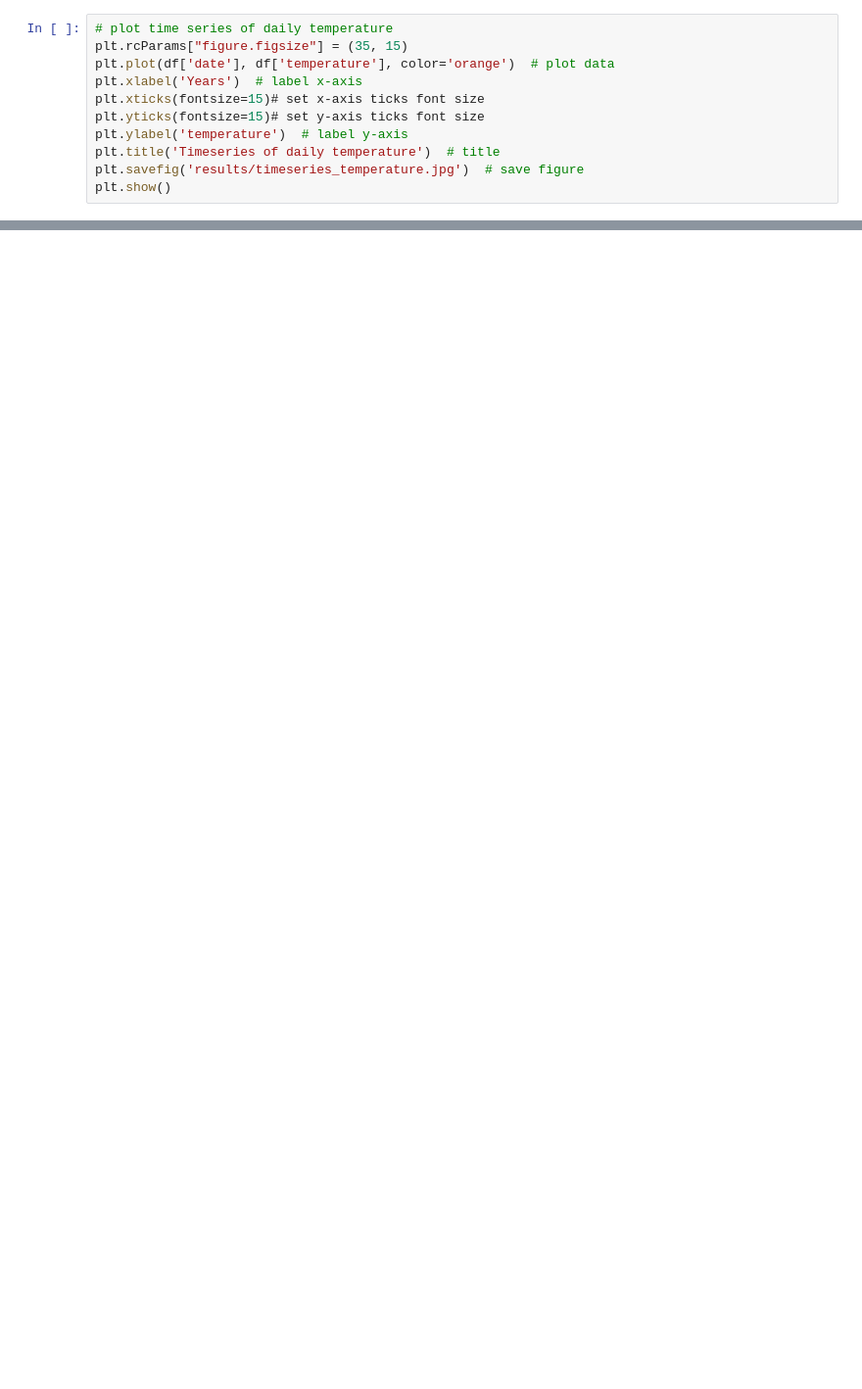
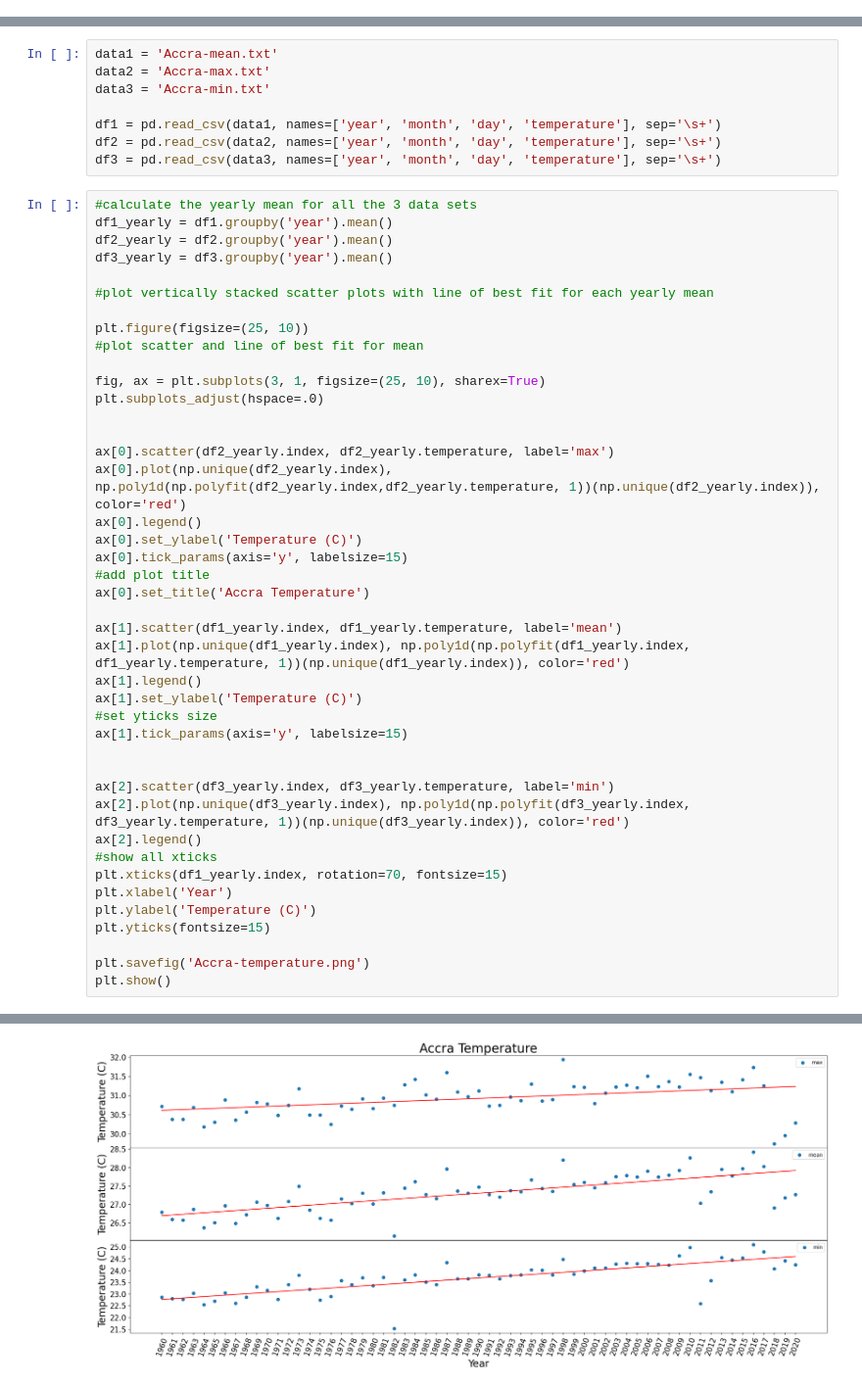
Before and after one commit to buabaj/air-temperature-analysis, a Jupyter notebook: temp-analysis.ipynb, the cells around one changed output, grey strips where cells are left out. Shown: that part at 98% size. Cells and saved outputs as stored; diff of their text form; blank space fills up the shorter version.

```diff
--- a/temp-analysis.ipynb
+++ b/temp-analysis.ipynb
@@ -15,11 +8,0 @@ df["week"] = df["date"].dt.isocalendar().week
-# %%
-# plot time series of daily temperature
-plt.rcParams["figure.figsize"] = (35, 15)
-plt.plot(df['date'], df['temperature'], color='orange')  # plot data
-plt.xlabel('Years')  # label x-axis
-plt.xticks(fontsize=15)# set x-axis ticks font size
-plt.yticks(fontsize=15)# set y-axis ticks font size
-plt.ylabel('temperature')  # label y-axis
-plt.title('Timeseries of daily temperature')  # title
-plt.savefig('results/timeseries_temperature.jpg')  # save figure
-plt.show()
@@ -126,0 +9,51 @@ plt.show()
+# %%
+data1 = 'Accra-mean.txt'
+data2 = 'Accra-max.txt'
+data3 = 'Accra-min.txt'
+
+df1 = pd.read_csv(data1, names=['year', 'month', 'day', 'temperature'], sep='\s+')
+df2 = pd.read_csv(data2, names=['year', 'month', 'day', 'temperature'], sep='\s+')
+df3 = pd.read_csv(data3, names=['year', 'month', 'day', 'temperature'], sep='\s+')
+# %%
+#calculate the yearly mean for all the 3 data sets
+df1_yearly = df1.groupby('year').mean()
+df2_yearly = df2.groupby('year').mean()
+df3_yearly = df3.groupby('year').mean()
+
+#plot vertically stacked scatter plots with line of best fit for each yearly mean
+
+plt.figure(figsize=(25, 10))
+#plot scatter and line of best fit for mean
+
+fig, ax = plt.subplots(3, 1, figsize=(25, 10), sharex=True)
+plt.subplots_adjust(hspace=.0)
+
+
+ax[0].scatter(df2_yearly.index, df2_yearly.temperature, label='max')
+ax[0].plot(np.unique(df2_yearly.index), np.poly1d(np.polyfit(df2_yearly.index,df2_yearly.temperature, 1))(np.unique(df2_yearly.index)), color='red')
+ax[0].legend()
+ax[0].set_ylabel('Temperature (C)')
+ax[0].tick_params(axis='y', labelsize=15)
+#add plot title
+ax[0].set_title('Accra Temperature')
+
+ax[1].scatter(df1_yearly.index, df1_yearly.temperature, label='mean')
+ax[1].plot(np.unique(df1_yearly.index), np.poly1d(np.polyfit(df1_yearly.index, df1_yearly.temperature, 1))(np.unique(df1_yearly.index)), color='red')
+ax[1].legend()
+ax[1].set_ylabel('Temperature (C)')
+#set yticks size
+ax[1].tick_params(axis='y', labelsize=15)
+
+
+ax[2].scatter(df3_yearly.index, df3_yearly.temperature, label='min')
+ax[2].plot(np.unique(df3_yearly.index), np.poly1d(np.polyfit(df3_yearly.index, df3_yearly.temperature, 1))(np.unique(df3_yearly.index)), color='red')
+ax[2].legend()
+#show all xticks
+plt.xticks(df1_yearly.index, rotation=70, fontsize=15)
+plt.xlabel('Year')
+plt.ylabel('Temperature (C)')
+plt.yticks(fontsize=15)
+
+plt.savefig('Accra-temperature.png')
+plt.show()
+# %% [output]
@@ -126,0 +61 @@ plt.show()
+[figure, added]
```
Also changed, not shown: parts of 14 cells of this notebook, 11 other files.
